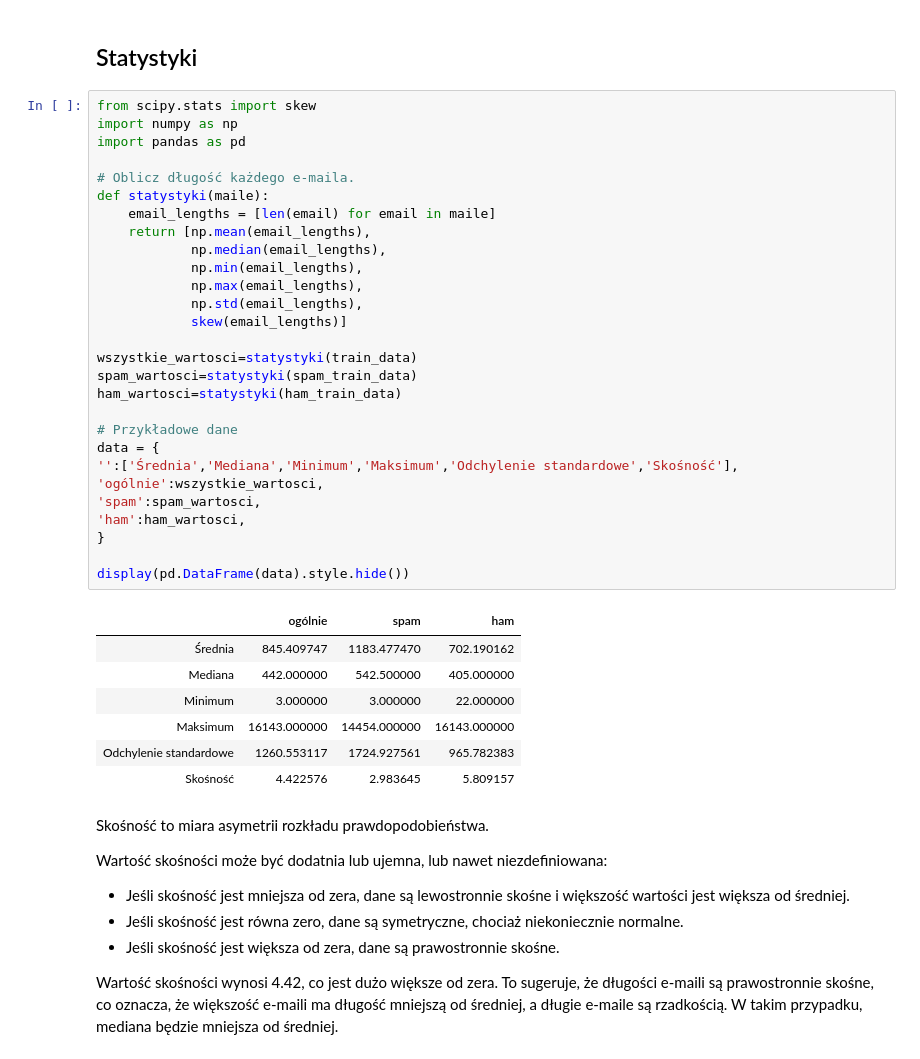
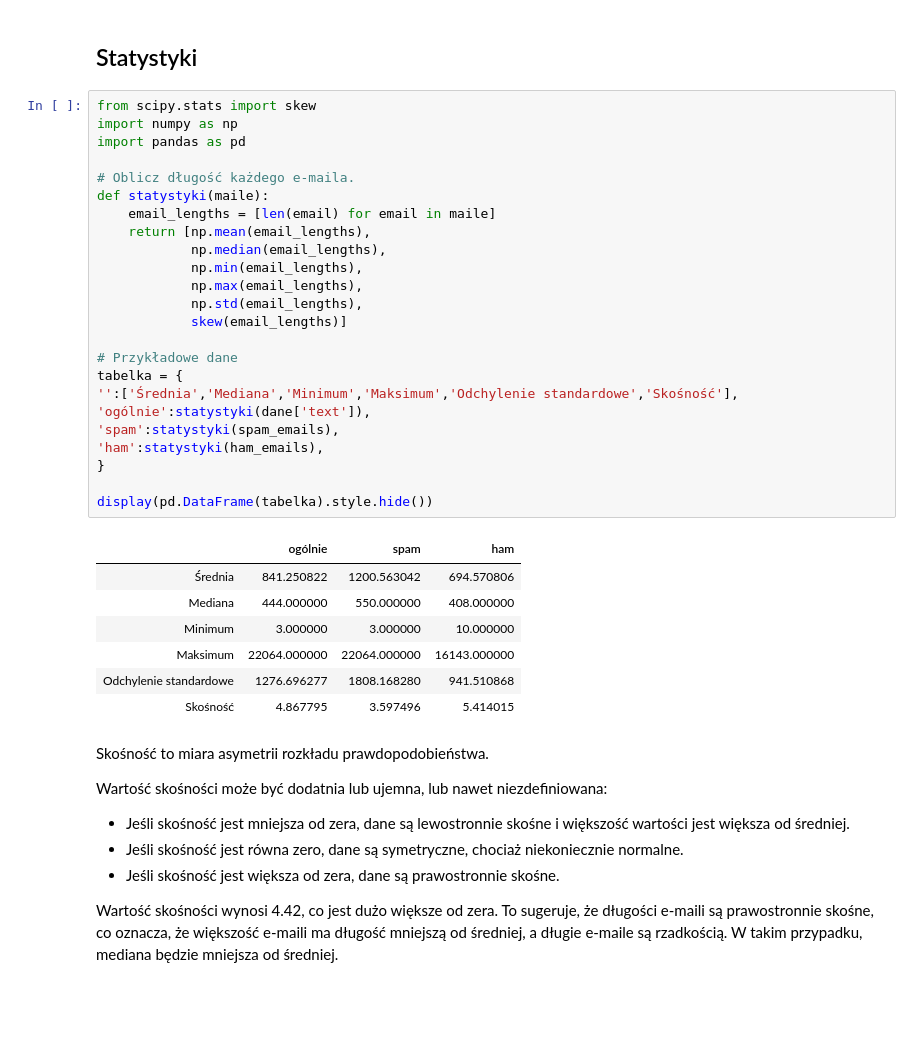
Before and after one commit to patrykzawadzkisggw/mad2, a Jupyter notebook: przyklad.ipynb, the cells around one changed output. Cells and saved outputs as stored; diff of their text form; blank space fills up the shorter version.

```diff
--- a/przyklad.ipynb
+++ b/przyklad.ipynb
@@ -165,39 +124,35 @@ Warto zauważyć, że techniki takie jak chmury wyrazów są powszechne w proble
 # %%
 from scipy.stats import skew
 import numpy as np
 import pandas as pd
 
 # Oblicz długość każdego e-maila.
 def statystyki(maile):
     email_lengths = [len(email) for email in maile]
     return [np.mean(email_lengths),
             np.median(email_lengths),
             np.min(email_lengths),
             np.max(email_lengths),
             np.std(email_lengths),
             skew(email_lengths)]
 
-wszystkie_wartosci=statystyki(train_data)
-spam_wartosci=statystyki(spam_train_data)
-ham_wartosci=statystyki(ham_train_data)
-
 # Przykładowe dane
-data = {
+tabelka = {
 '':['Średnia','Mediana','Minimum','Maksimum','Odchylenie standardowe','Skośność'],
-'ogólnie':wszystkie_wartosci,
-'spam':spam_wartosci,
-'ham':ham_wartosci,
+'ogólnie':statystyki(dane['text']),
+'spam':statystyki(spam_emails),
+'ham':statystyki(ham_emails),
 }
 
-display(pd.DataFrame(data).style.hide())
+display(pd.DataFrame(tabelka).style.hide())
 # %% [output]
 |  | ogólnie | spam | ham |
-| Średnia | 845.409747 | 1183.477470 | 702.190162 |
-| Mediana | 442.000000 | 542.500000 | 405.000000 |
-| Minimum | 3.000000 | 3.000000 | 22.000000 |
-| Maksimum | 16143.000000 | 14454.000000 | 16143.000000 |
-| Odchylenie standardowe | 1260.553117 | 1724.927561 | 965.782383 |
-| Skośność | 4.422576 | 2.983645 | 5.809157 |
+| Średnia | 841.250822 | 1200.563042 | 694.570806 |
+| Mediana | 444.000000 | 550.000000 | 408.000000 |
+| Minimum | 3.000000 | 3.000000 | 10.000000 |
+| Maksimum | 22064.000000 | 22064.000000 | 16143.000000 |
+| Odchylenie standardowe | 1276.696277 | 1808.168280 | 941.510868 |
+| Skośność | 4.867795 | 3.597496 | 5.414015 |
 # %% [markdown]
 Skośność to miara asymetrii rozkładu prawdopodobieństwa.
 
```
Also changed, not shown: parts of 11 cells of this notebook.
